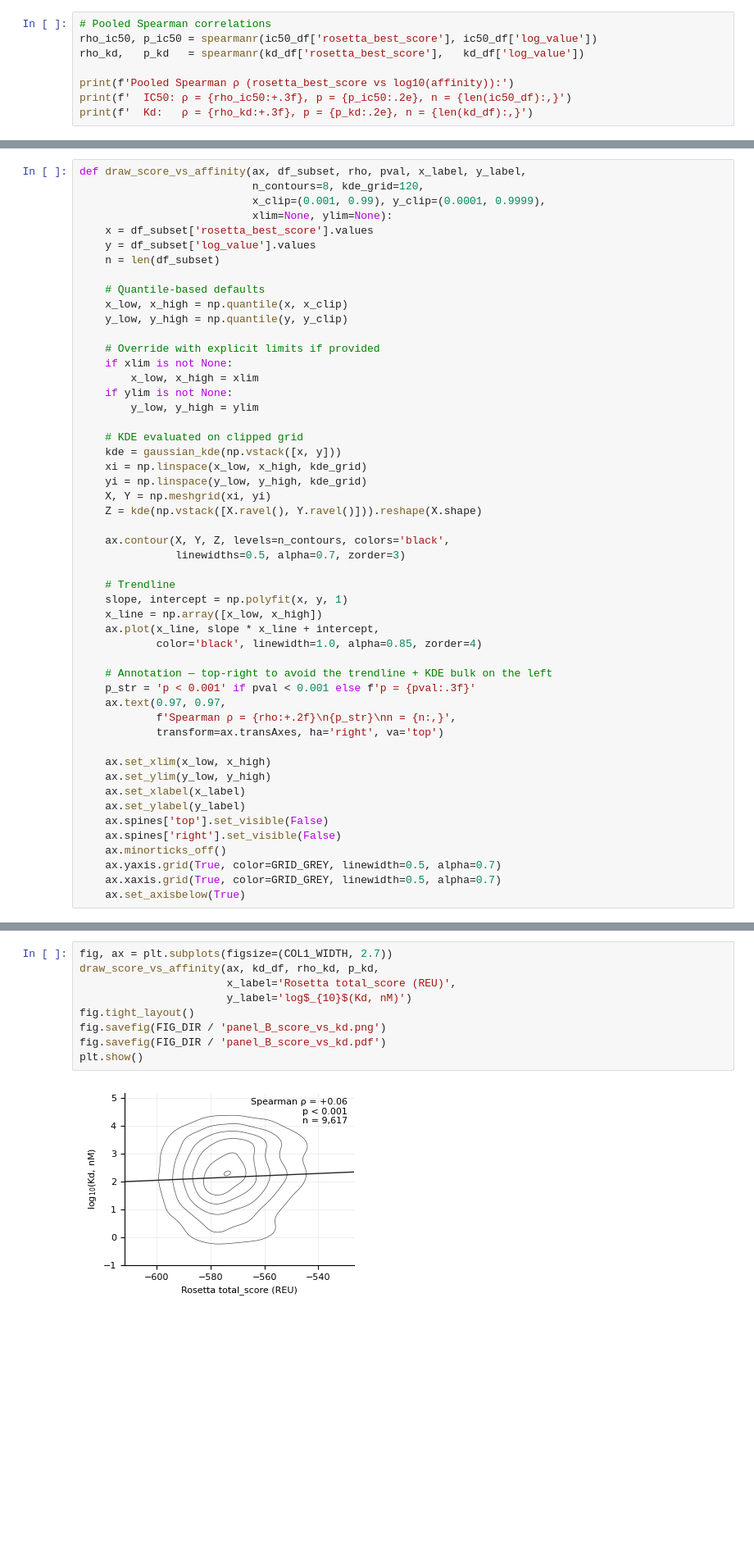
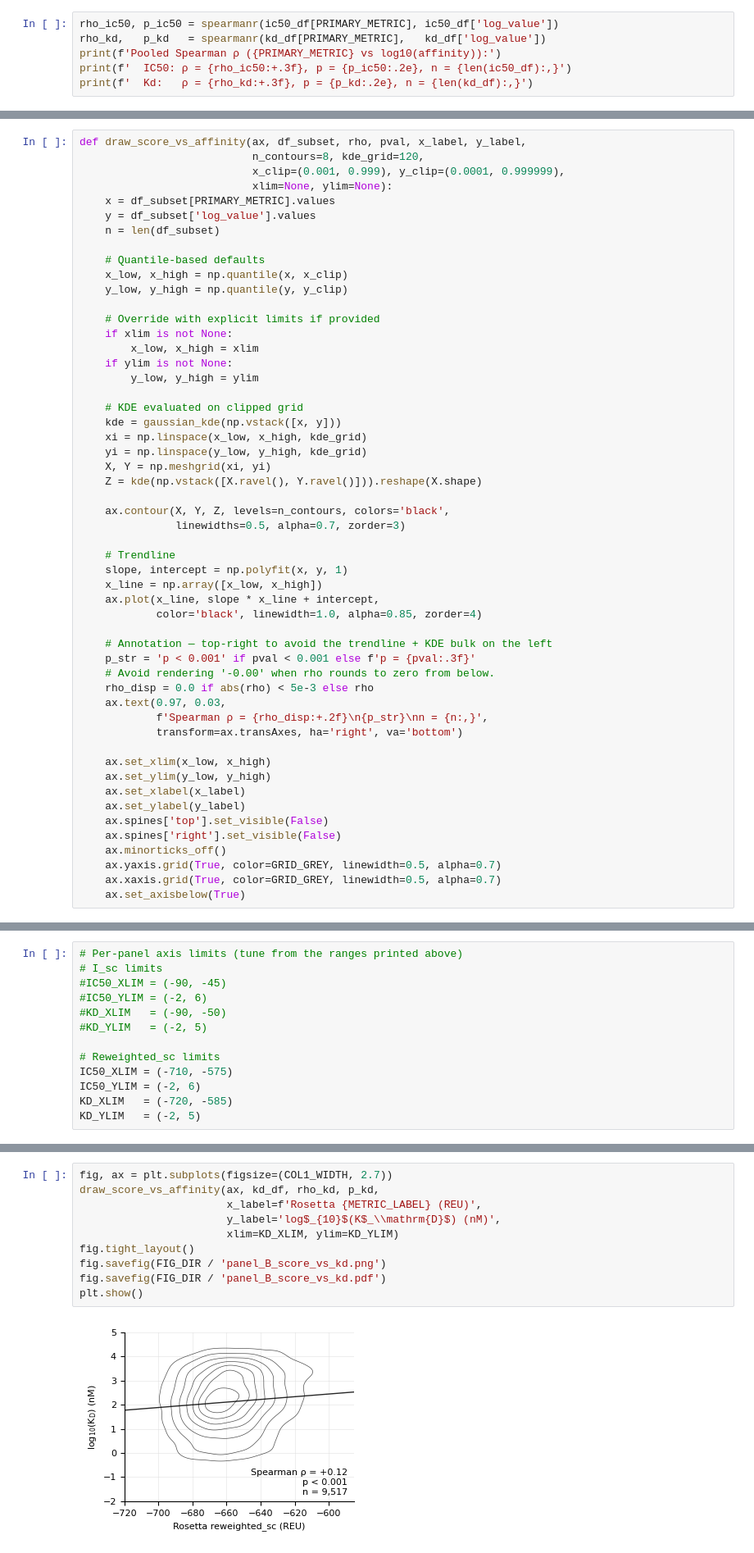
Before and after one commit to kunikohunter/PepBind3D, a Jupyter notebook: 06_figure3_panels.ipynb, the cells around one changed output, grey strips where cells are left out. Shown at 82% size. Cells and saved outputs as stored; diff of their text form; blank space fills up the shorter version.

```diff
--- a/06_figure3_panels.ipynb
+++ b/06_figure3_panels.ipynb
@@ -95,9 +122,7 @@ After censoring filter:
 # %%
-# Pooled Spearman correlations
-rho_ic50, p_ic50 = spearmanr(ic50_df['rosetta_best_score'], ic50_df['log_value'])
-rho_kd,   p_kd   = spearmanr(kd_df['rosetta_best_score'],   kd_df['log_value'])
-
-print(f'Pooled Spearman ρ (rosetta_best_score vs log10(affinity)):')
+rho_ic50, p_ic50 = spearmanr(ic50_df[PRIMARY_METRIC], ic50_df['log_value'])
+rho_kd,   p_kd   = spearmanr(kd_df[PRIMARY_METRIC],   kd_df['log_value'])
+print(f'Pooled Spearman ρ ({PRIMARY_METRIC} vs log10(affinity)):')
 print(f'  IC50: ρ = {rho_ic50:+.3f}, p = {p_ic50:.2e}, n = {len(ic50_df):,}')
 print(f'  Kd:   ρ = {rho_kd:+.3f}, p = {p_kd:.2e}, n = {len(kd_df):,}')
 # %% [output]
@@ -150,9 +220,9 @@ Alleles with n >= 10:
 # %%
 def draw_score_vs_affinity(ax, df_subset, rho, pval, x_label, y_label,
                            n_contours=8, kde_grid=120,
-                           x_clip=(0.001, 0.99), y_clip=(0.0001, 0.9999),
+                           x_clip=(0.001, 0.999), y_clip=(0.0001, 0.999999),
                            xlim=None, ylim=None):
-    x = df_subset['rosetta_best_score'].values
+    x = df_subset[PRIMARY_METRIC].values
     y = df_subset['log_value'].values
     n = len(df_subset)
 
@@ -184,9 +254,11 @@ def draw_score_vs_affinity(ax, df_subset, rho, pval, x_label, y_label,
 
     # Annotation — top-right to avoid the trendline + KDE bulk on the left
     p_str = 'p < 0.001' if pval < 0.001 else f'p = {pval:.3f}'
-    ax.text(0.97, 0.97,
-            f'Spearman ρ = {rho:+.2f}\n{p_str}\nn = {n:,}',
-            transform=ax.transAxes, ha='right', va='top')
+    # Avoid rendering '-0.00' when rho rounds to zero from below.
+    rho_disp = 0.0 if abs(rho) < 5e-3 else rho
+    ax.text(0.97, 0.03,
+            f'Spearman ρ = {rho_disp:+.2f}\n{p_str}\nn = {n:,}',
+            transform=ax.transAxes, ha='right', va='bottom')
 
     ax.set_xlim(x_low, x_high)
     ax.set_ylim(y_low, y_high)
@@ -201,3 +292,16 @@ def draw_score_vs_affinity(ax, df_subset, rho, pval, x_label, y_label,
+# %%
+# Per-panel axis limits (tune from the ranges printed above)
+# I_sc limits
+#IC50_XLIM = (-90, -45)
+#IC50_YLIM = (-2, 6)
+#KD_XLIM   = (-90, -50)
+#KD_YLIM   = (-2, 5)
+
+# Reweighted_sc limits
+IC50_XLIM = (-710, -575)
+IC50_YLIM = (-2, 6)
+KD_XLIM   = (-720, -585)
+KD_YLIM   = (-2, 5)
 # %% [markdown]
 ## Panel A: rosetta_best_score vs log₁₀(IC50)
 
@@ -220,11 +325,12 @@ Same structure as Panel A; Kd subset.
 # %%
 fig, ax = plt.subplots(figsize=(COL1_WIDTH, 2.7))
 draw_score_vs_affinity(ax, kd_df, rho_kd, p_kd,
-                       x_label='Rosetta total_score (REU)',
-                       y_label='log$_{10}$(Kd, nM)')
+                       x_label=f'Rosetta {METRIC_LABEL} (REU)',
+                       y_label='log$_{10}$(K$_\\mathrm{D}$) (nM)',
+                       xlim=KD_XLIM, ylim=KD_YLIM)
 fig.tight_layout()
 fig.savefig(FIG_DIR / 'panel_B_score_vs_kd.png')
 fig.savefig(FIG_DIR / 'panel_B_score_vs_kd.pdf')
 plt.show()
 # %% [output]
-[figure, old version]
+[figure, new version]
```
Also changed, not shown: parts of 16 cells of this notebook, 13 other files.
